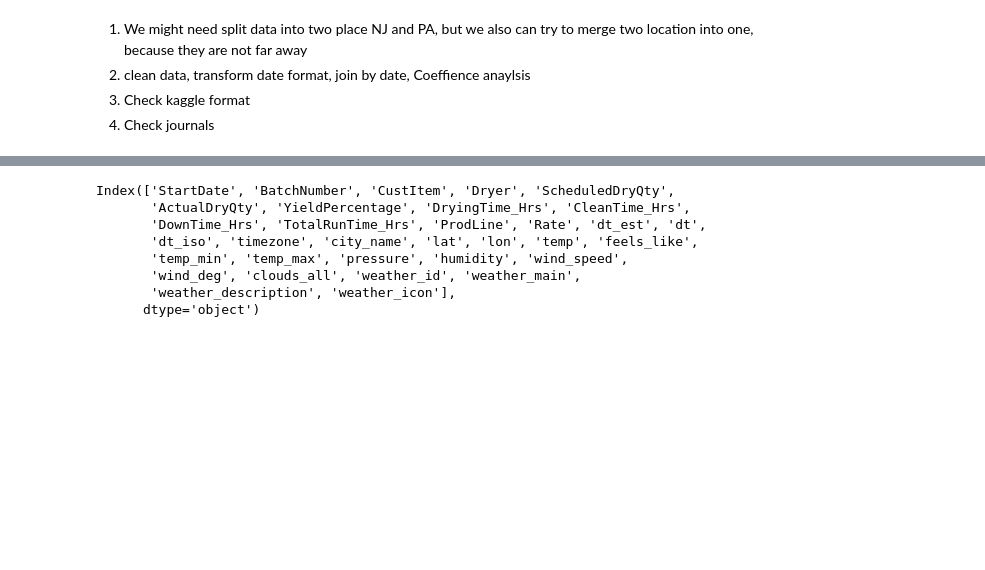
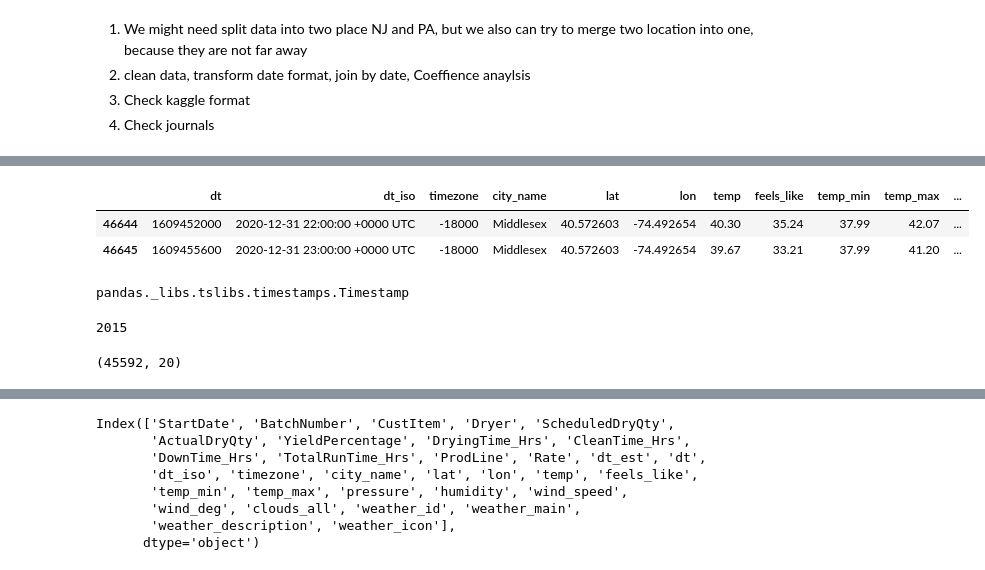
Before and after one commit to L3P3titPrince/Spray_Weather_Forecast, a Jupyter notebook: 21_Weather.ipynb, the cells around one changed output, grey strips where cells are left out. Saved outputs shown, nothing was run; the diff lists cells and outputs as text; code cells hidden in the pictures; blank space fills up the shorter version.

```diff
--- a/21_Weather.ipynb
+++ b/21_Weather.ipynb
@@ -654,0 +706,14 @@ OVER
+# %%
+df_nj_weather.tail(2)
+# %% [output]
+|  | dt | dt_iso | timezone | city_name | lat | lon | temp | feels_like | temp_min | temp_max | ... |
+| 46644 | 1609452000 | 2020-12-31 22:00:00 +0000 UTC | -18000 | Middlesex | 40.572603 | -74.492654 | 40.30 | 35.24 | 37.99 | 42.07 | ... |
+| 46645 | 1609455600 | 2020-12-31 23:00:00 +0000 UTC | -18000 | Middlesex | 40.572603 | -74.492654 | 39.67 | 33.21 | 37.99 | 41.20 | ... |
+# %%
+type(df_nj_weather['dt_est'][0])
+# %% [output]
+pandas._libs.tslibs.timestamps.Timestamp
+# %%
+df_nj_weather['dt_est'][0].year
+# %% [output]
+2015
@@ -654,0 +722,4 @@ OVER
+# %%
+df_pa_weather.shape
+# %% [output]
+(45592, 20)
```
Also changed, not shown: parts of 27 cells of this notebook, 4 other files.
